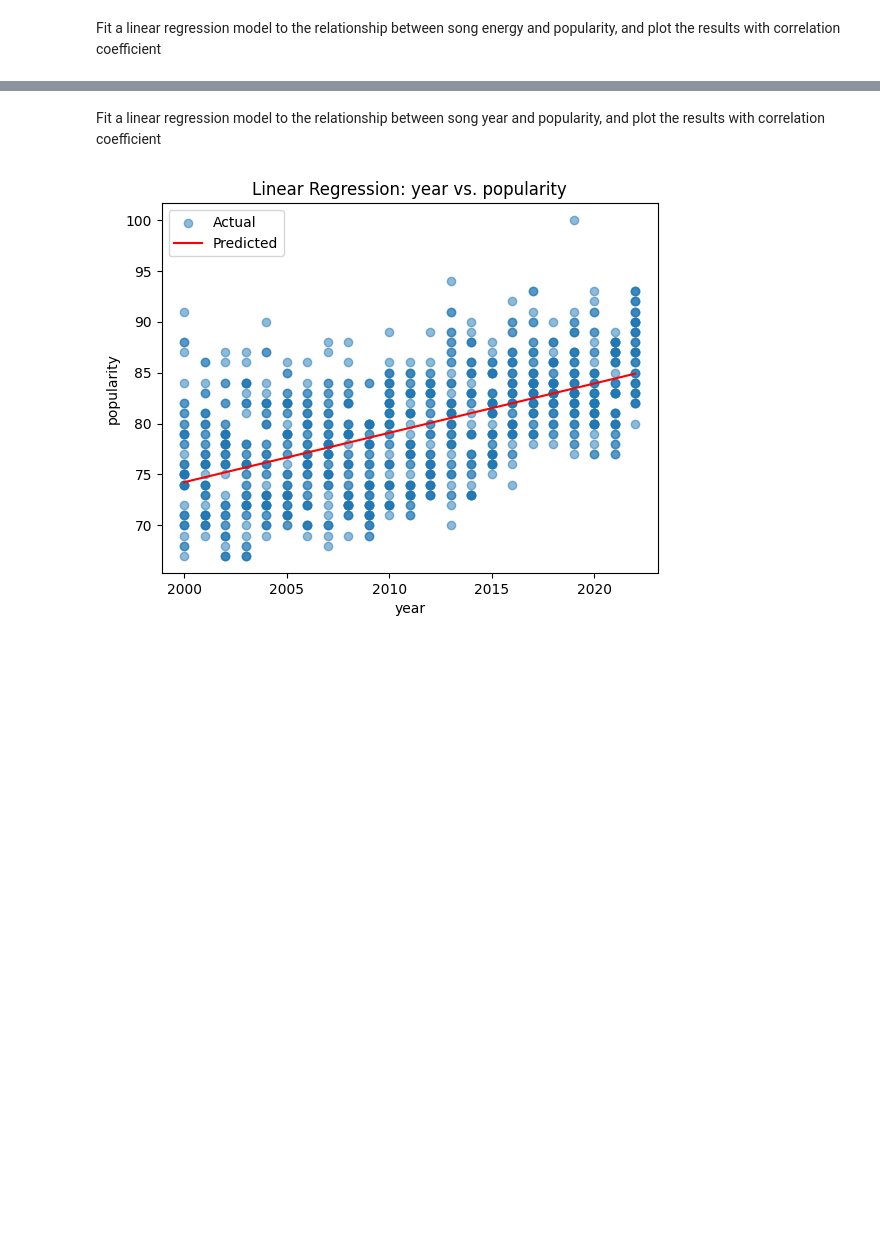
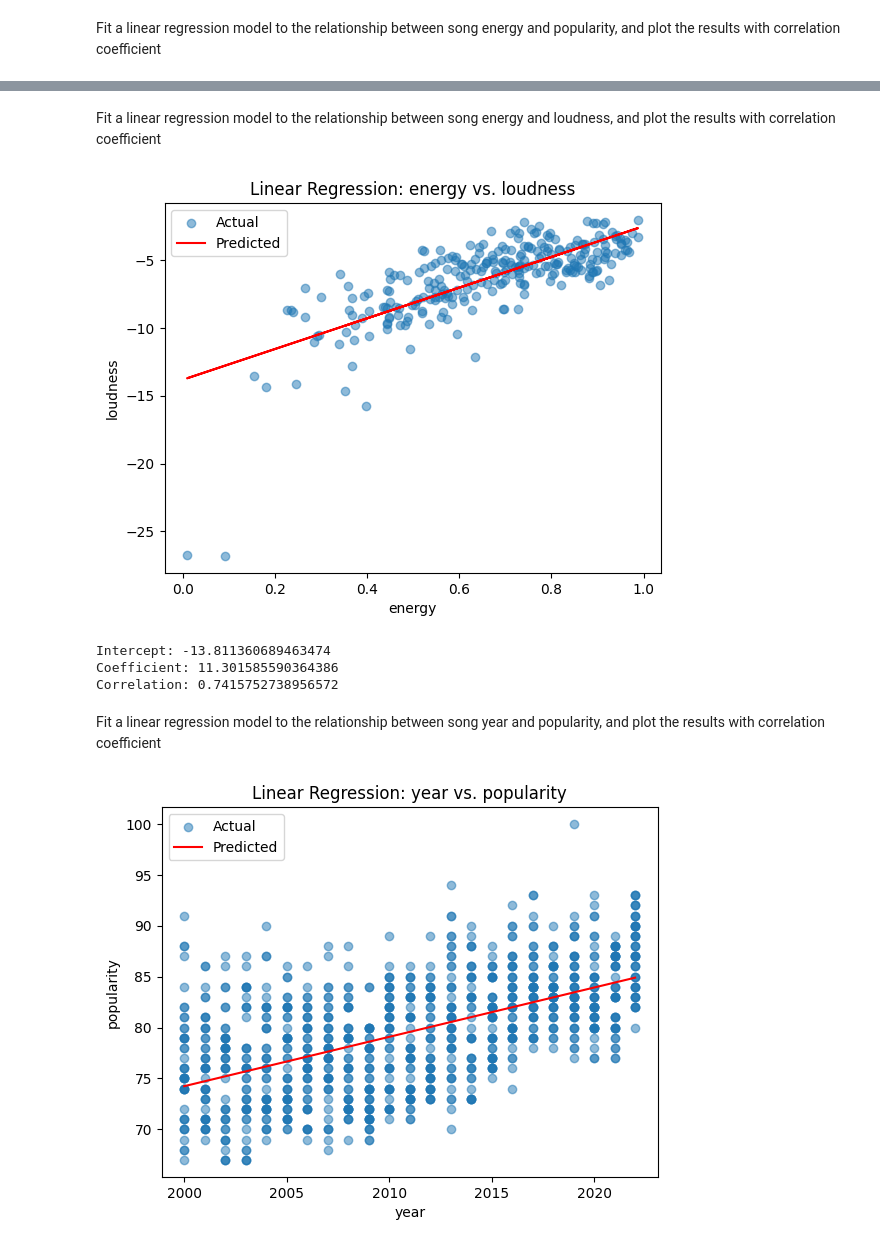
Before and after one commit to uktukt/SheGoesTech_Final_Project, a Jupyter notebook: fp_v1.1.ipynb, the cells around one changed output, grey strips where cells are left out. Cells and saved outputs as stored; diff of their text form; code cells hidden in the pictures; blank space fills up the shorter version.

```diff
--- a/fp_v1.ipynb
+++ b/fp_v1.1.ipynb
@@ -813,3 +940,35 @@ Correlation: -0.18012959051920685
+# %% [markdown]
+Fit a linear regression model to the relationship between song energy and loudness, and plot the results with correlation coefficient
+# %%
+model = LinearRegression()
+
+df_cleaned = df_merged_mysql_mongo.dropna(subset=['loudness'])
+
+model = LinearRegression()
+X = df_cleaned[['energy']]
+y = df_cleaned['loudness']
+model.fit(X, y)
+
+predictions = model.predict(X)
+
+plt.scatter(X, y, label='Actual', alpha=0.5)
+plt.plot(X, predictions, color='red', label='Predicted')
+plt.xlabel('energy')
+plt.ylabel('loudness')
+plt.title('Linear Regression: energy vs. loudness')
+plt.legend()
+plt.show()
+
+print(f'Intercept: {model.intercept_}')
+print(f'Coefficient: {model.coef_[0]}')
+
+correlation = df_cleaned['energy'].corr(df_cleaned['loudness'])
+print(f'Correlation: {correlation}')
+# %% [output]
+[figure, added]
+Intercept: -13.811360689463474
+Coefficient: 11.301585590364386
+Correlation: 0.7415752738956572
 # %% [markdown]
 Fit a linear regression model to the relationship between song year and popularity, and plot the results with correlation coefficient
 # %%
```
Also changed, not shown: parts of 27 cells of this notebook.
